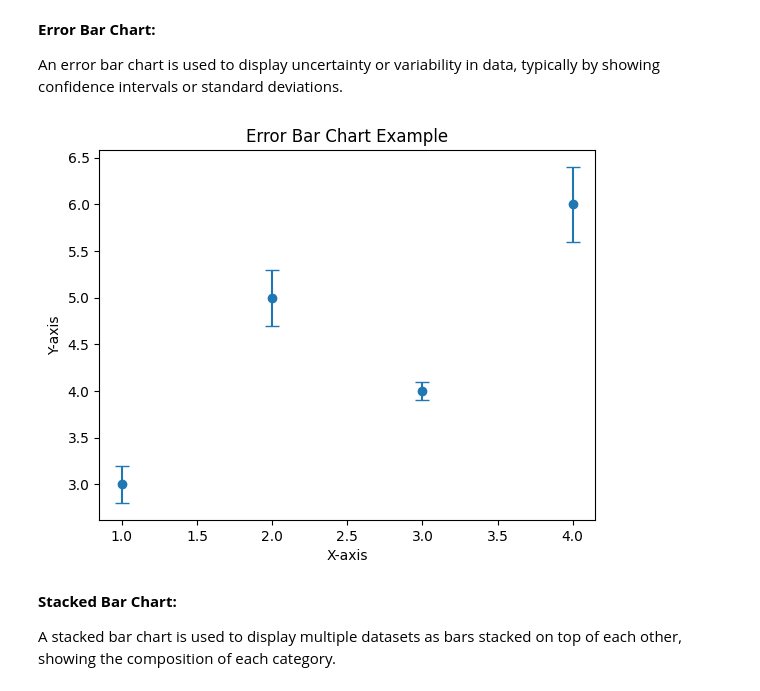
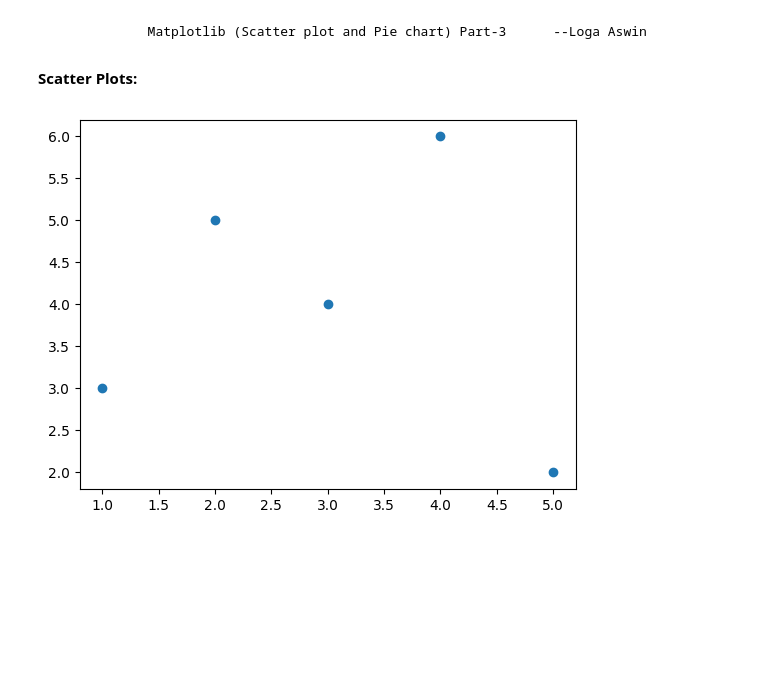
Before and after one commit to Aswinramesh04/100-Days-of-DataScience, a Jupyter notebook: Day12.ipynb, the cells around one changed output. Drawn from its saved outputs; the diff is of its cells as text; code cells hidden in the pictures; blank space fills up the shorter version.

```diff
--- a/Day12.ipynb
+++ b/Day12.ipynb
@@ -24,24 +3,14 @@ plt.show()
-# %% [markdown]
-**Error Bar Chart:**
-
-An error bar chart is used to display uncertainty or variability in data, typically by showing confidence intervals or standard deviations.
+# %% [markdown]
+                Matplotlib (Scatter plot and Pie chart) Part-3      --Loga Aswin
+# %% [markdown]
+**Scatter Plots:**
 # %%
 import matplotlib.pyplot as plt
 
-x = [1, 2, 3, 4]
-y = [3, 5, 4, 6]
-error = [0.2, 0.3, 0.1, 0.4]
+x = [1, 2, 3, 4, 5]
+y = [3, 5, 4, 6, 2]
 
-plt.errorbar(x, y, yerr=error, fmt='o', capsize=5)
-
-plt.xlabel('X-axis')
-plt.ylabel('Y-axis')
-plt.title('Error Bar Chart')
-
+plt.scatter(x, y)
 plt.show()
 # %% [output]
-[figure, old version]
+[figure, new version]
-# %% [markdown]
-**Stacked Bar Chart:**
-
-A stacked bar chart is used to display multiple datasets as bars stacked on top of each other, showing the composition of each category.
```
Also changed, not shown: parts of 20 cells of this notebook.
